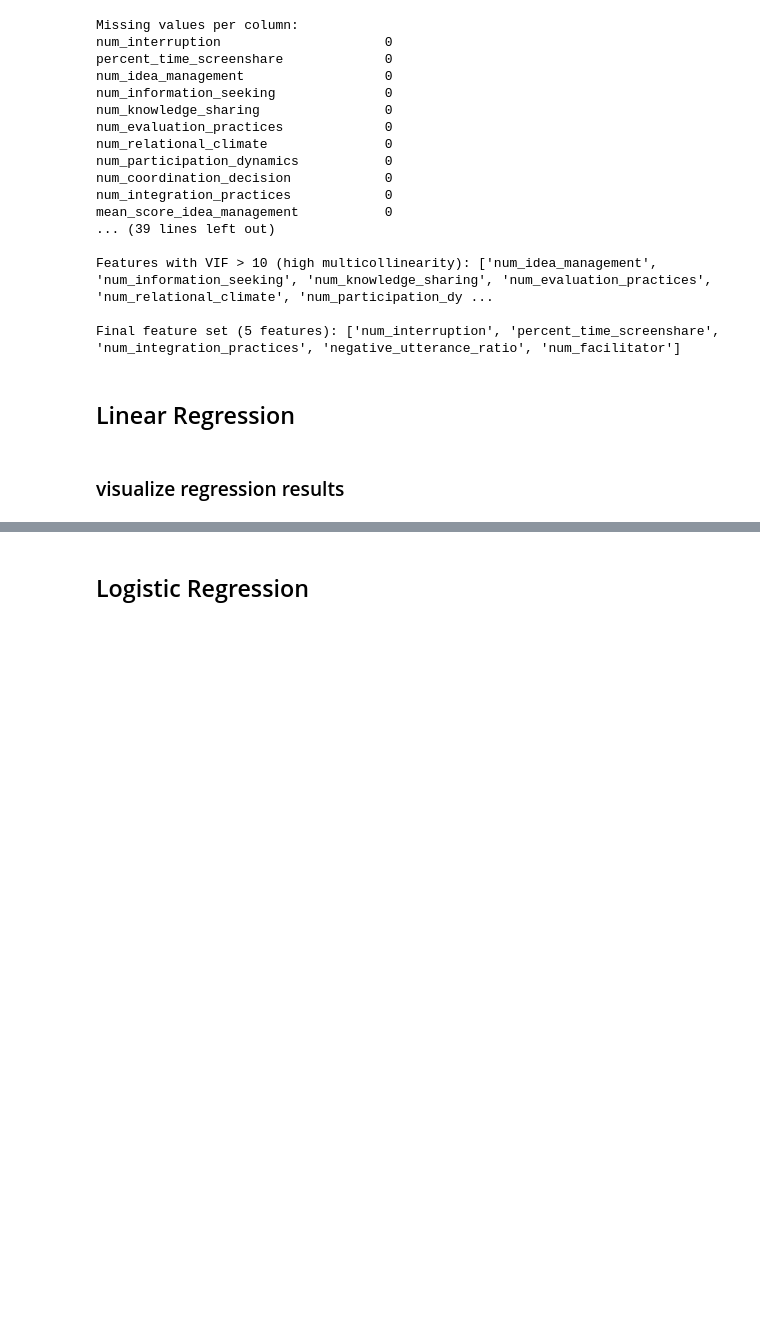
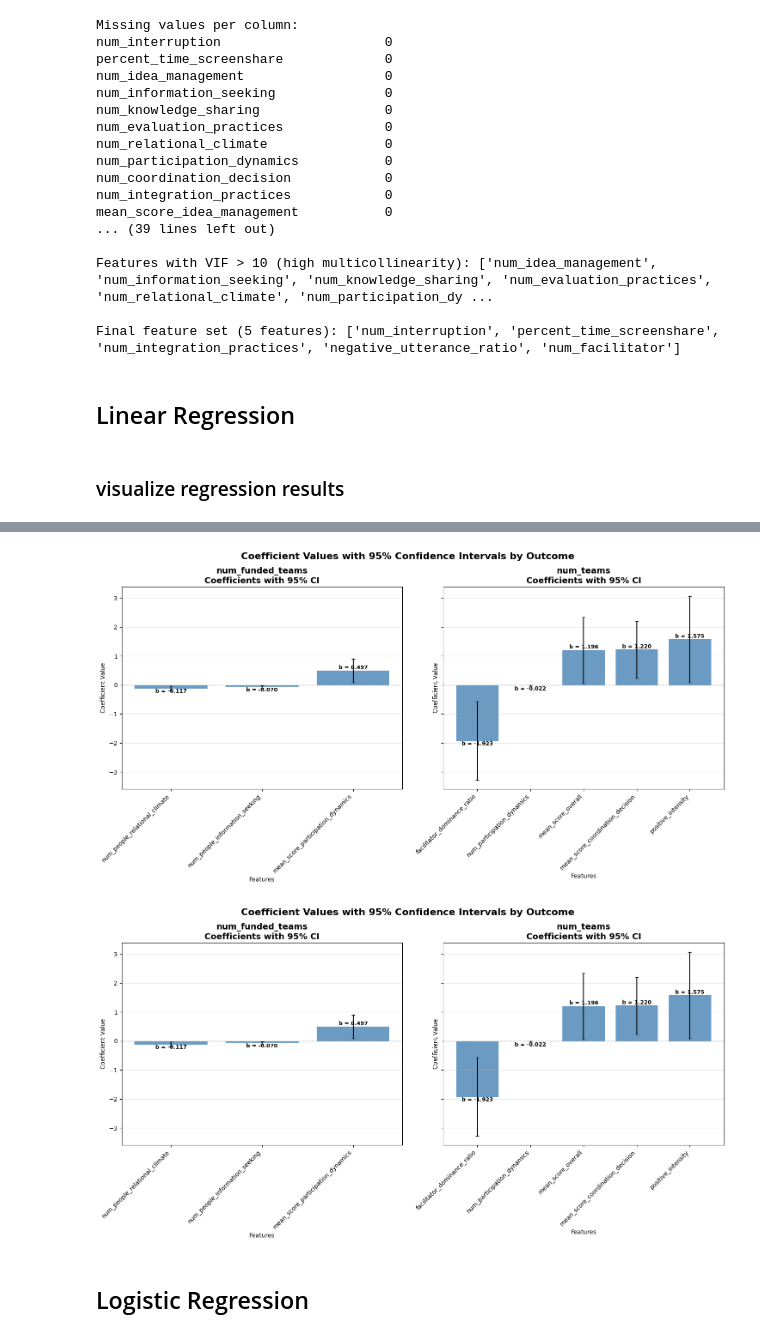
Before and after one commit to eveyhuang/gemini_data_analysis, a Jupyter notebook: 3-reg_analysis.ipynb, the cells around one changed output, grey strips where cells are left out. Cells and saved outputs as stored; diff of their text form; code cells hidden in the pictures; blank space fills up the shorter version.

```diff
--- a/3-reg_analysis.ipynb
+++ b/3-reg_analysis.ipynb
@@ -1215,2 +1333,7 @@ def visualize_results(file_path='regression_results.xlsx', sheet_name='Significa
+# %%
+create_coefficient_barplot_by_outcome(results_df)
+# %% [output]
+[figure, added]
+[figure, added]
 # %% [markdown]
 ## Logistic Regression
```
Also changed, not shown: parts of 3 cells of this notebook, 5 other files.
